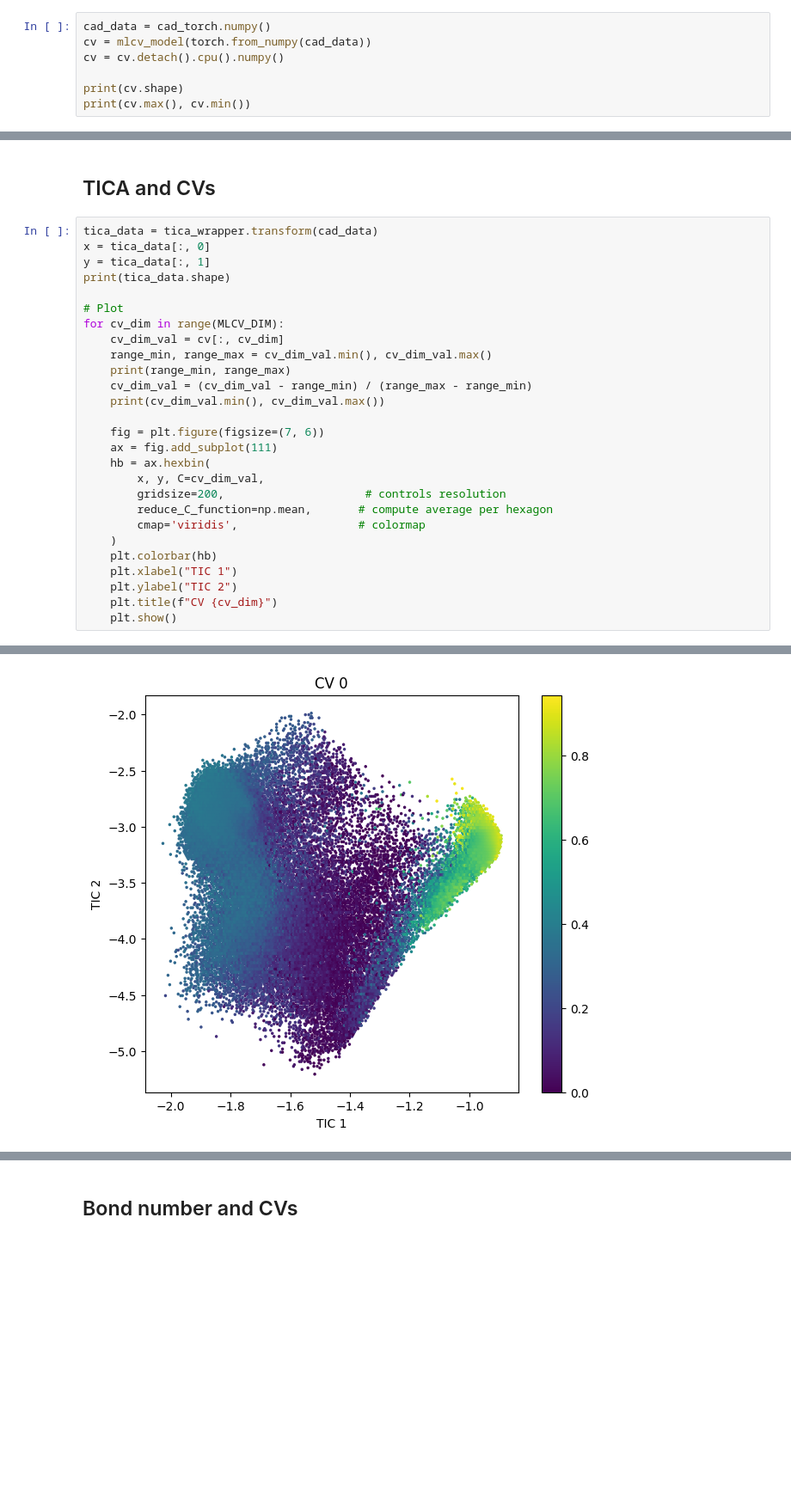
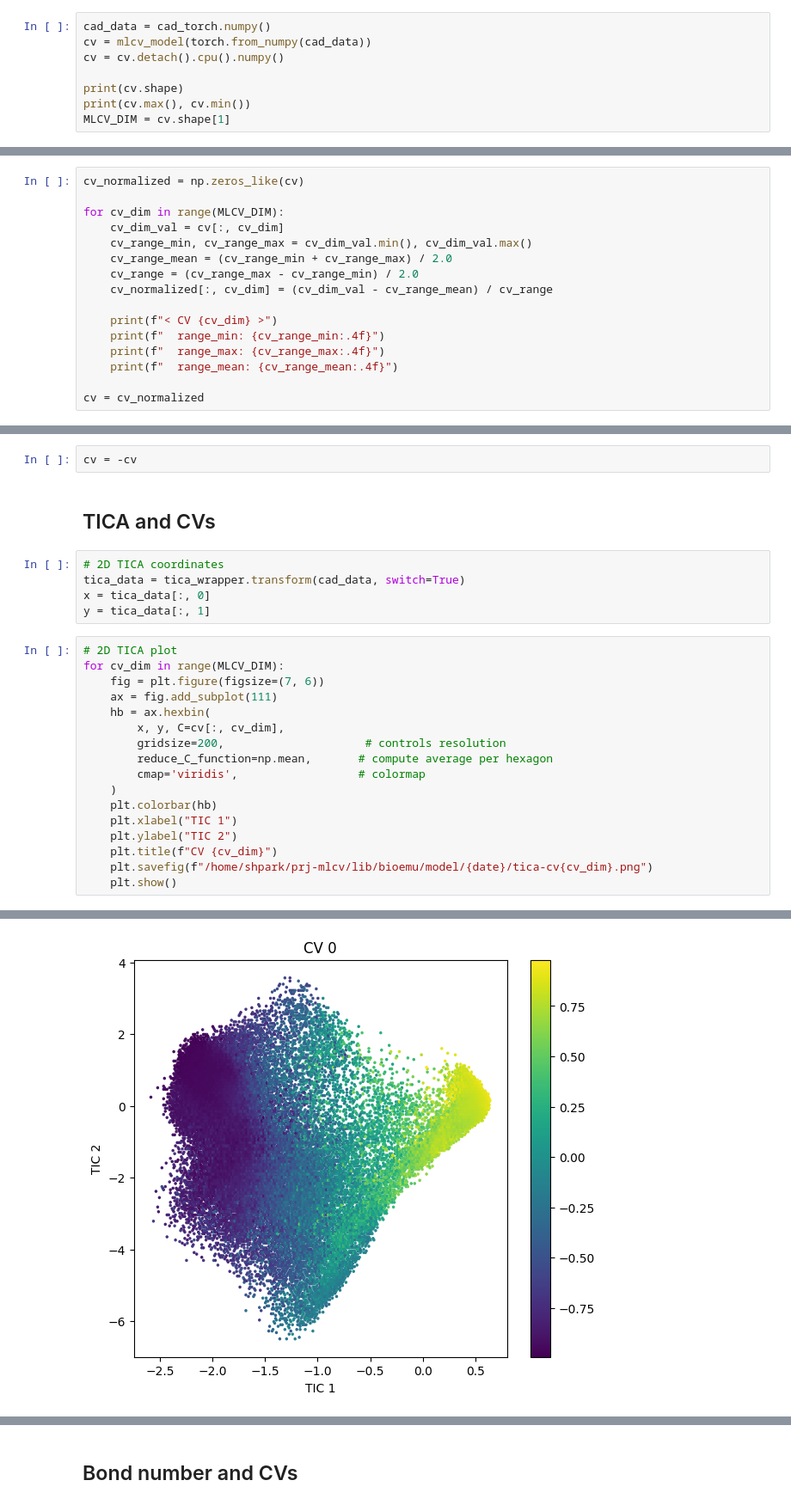
Before and after one commit to seonghyun26/bioemu, a Jupyter notebook: notebook/analysis-cv.ipynb, the cells around one changed output, grey strips where cells are left out. Shown: that part at 86% size. Cells and saved outputs as stored; diff of their text form; blank space fills up the shorter version.

```diff
--- a/notebook/analysis-cv.ipynb
+++ b/notebook/analysis-cv.ipynb
@@ -197,4 +225,5 @@ cv = cv.detach().cpu().numpy()
 
 print(cv.shape)
 print(cv.max(), cv.min())
+MLCV_DIM = cv.shape[1]
 # %% [output]
@@ -202,0 +232,16 @@ print(cv.max(), cv.min())
+# %%
+cv_normalized = np.zeros_like(cv)
+
+for cv_dim in range(MLCV_DIM):
+	cv_dim_val = cv[:, cv_dim]
+	cv_range_min, cv_range_max = cv_dim_val.min(), cv_dim_val.max()
+	cv_range_mean = (cv_range_min + cv_range_max) / 2.0
+	cv_range = (cv_range_max - cv_range_min) / 2.0
+	cv_normalized[:, cv_dim] = (cv_dim_val - cv_range_mean) / cv_range
+
+	print(f"< CV {cv_dim} >")
+	print(f"  range_min: {cv_range_min:.4f}")
+	print(f"  range_max: {cv_range_max:.4f}")
+	print(f"  range_mean: {cv_range_mean:.4f}")
+
+cv = cv_normalized
@@ -203,23 +253,19 @@ print(cv.max(), cv.min())
+# %%
+cv = -cv
 # %% [markdown]
 ## TICA and CVs
+# %%
+# 2D TICA coordinates
+tica_data = tica_wrapper.transform(cad_data, switch=True)
+x = tica_data[:, 0]
+y = tica_data[:, 1]
 # %%
-tica_data = tica_wrapper.transform(cad_data)
-x = tica_data[:, 0]
-y = tica_data[:, 1]
-print(tica_data.shape)
-
-# Plot
+# 2D TICA plot
 for cv_dim in range(MLCV_DIM):
-	cv_dim_val = cv[:, cv_dim]
-	range_min, range_max = cv_dim_val.min(), cv_dim_val.max()
-	print(range_min, range_max)
-	cv_dim_val = (cv_dim_val - range_min) / (range_max - range_min)
-	print(cv_dim_val.min(), cv_dim_val.max())
-
 	fig = plt.figure(figsize=(7, 6))
 	ax = fig.add_subplot(111)
 	hb = ax.hexbin(
-		x, y, C=cv_dim_val,
+		x, y, C=cv[:, cv_dim],
 		gridsize=200,                     # controls resolution
 		reduce_C_function=np.mean,       # compute average per hexagon
 		cmap='viridis',                  # colormap
@@ -228,5 +274,6 @@ for cv_dim in range(MLCV_DIM):
 	plt.xlabel("TIC 1")
 	plt.ylabel("TIC 2")
 	plt.title(f"CV {cv_dim}")
+	plt.savefig(f"/home/shpark/prj-mlcv/lib/bioemu/model/{date}/tica-cv{cv_dim}.png")
 	plt.show()
 # %% [output]
@@ -236 +280 @@ for cv_dim in range(MLCV_DIM):
-[figure, old version]
+[figure, new version]
```
Also changed, not shown: parts of 17 cells of this notebook, 59 other files.
